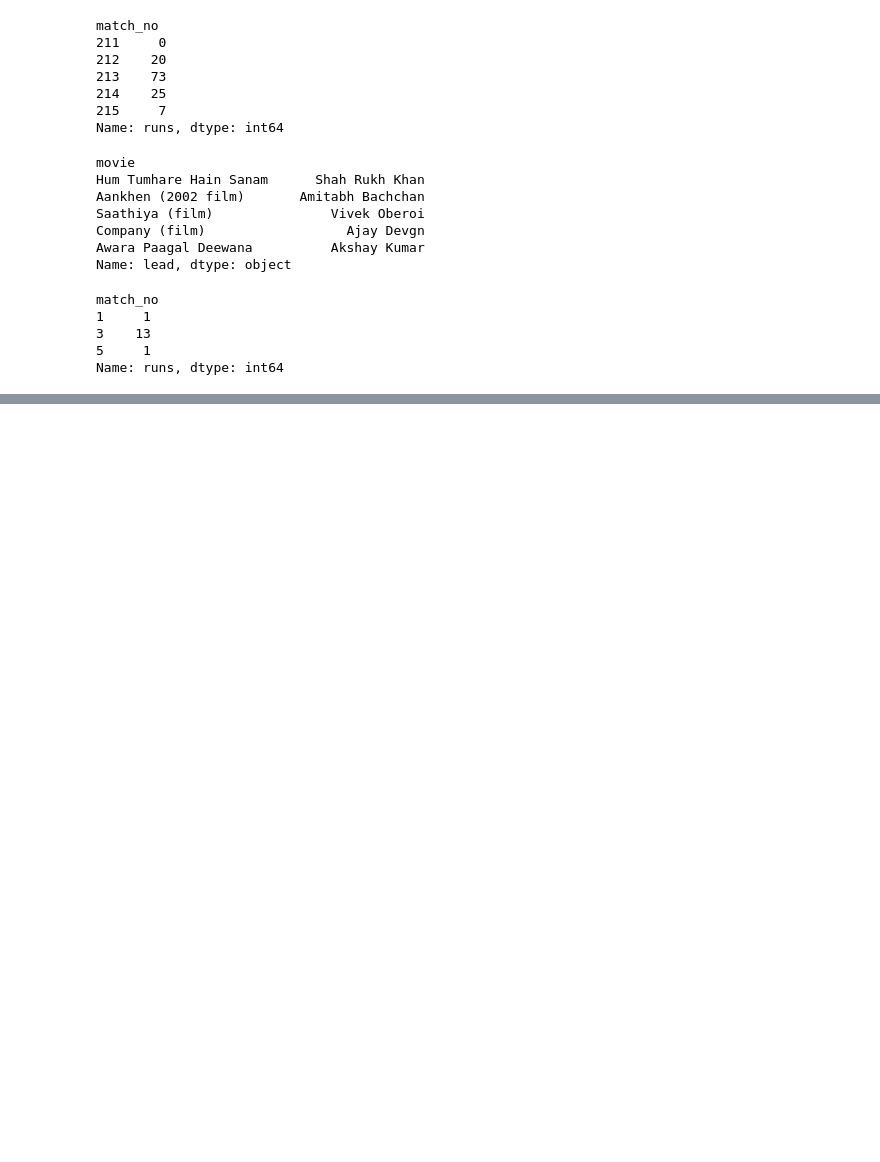
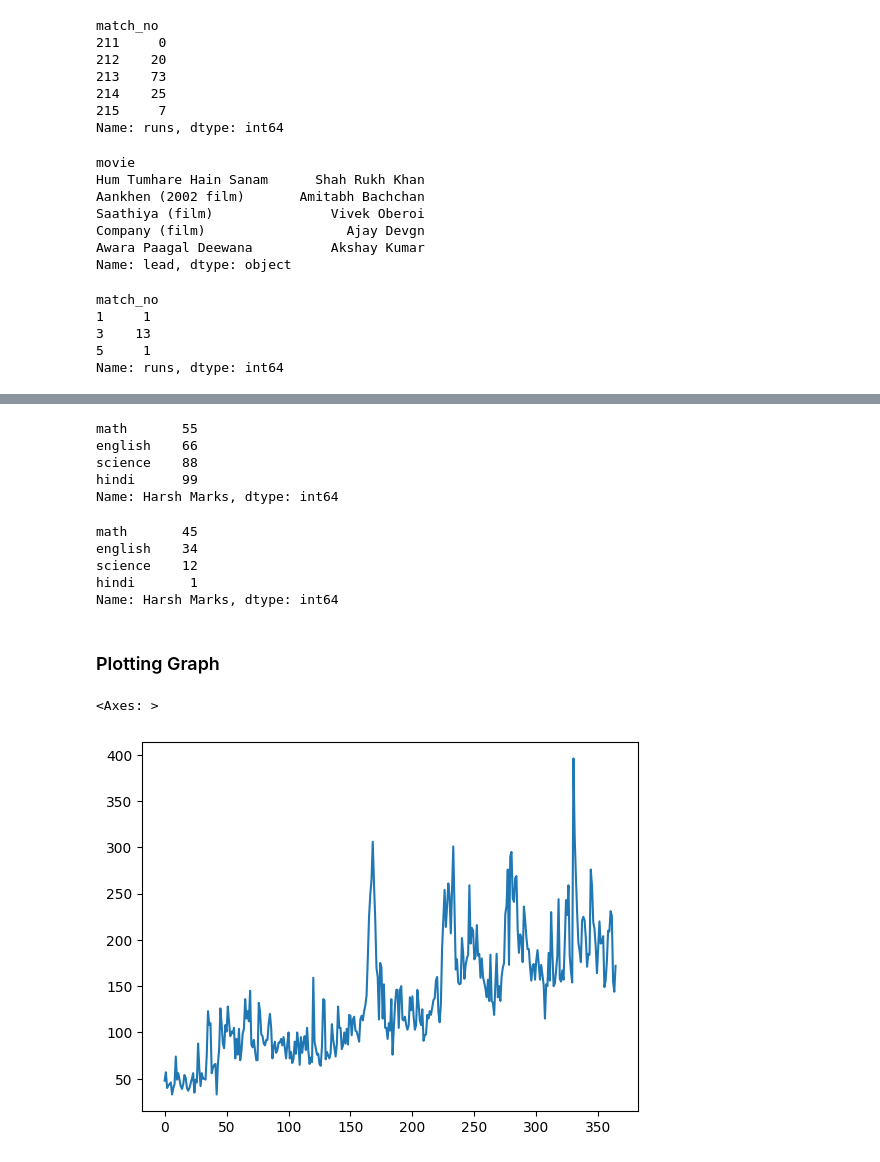
Before and after one commit to HarshChaturvedi19/Learn-Data-Science-With-Projects, a Jupyter notebook: PANDAS/pandas.ipynb, the cells around one changed output, grey strips where cells are left out. Drawn from its saved outputs; the diff is of its cells as text; code cells hidden in the pictures; blank space fills up the shorter version.

Commit message:
graph,slicing

```diff
--- a/PANDAS/pandas.ipynb
+++ b/PANDAS/pandas.ipynb
@@ -431,0 +515,27 @@ Name: runs, dtype: int64
+# %%
+# arithmatic operatos
+
+marks_series
+# %% [output]
+math       55
+english    66
+science    88
+hindi      99
+Name: Harsh Marks, dtype: int64
+# %%
+# less than 100
+100 - marks_series
+# %% [output]
+math       45
+english    34
+science    12
+hindi       1
+Name: Harsh Marks, dtype: int64
+# %% [markdown]
+### Plotting Graph
+# %%
+# graph of last 36s days
+subs.plot()
+# %% [output]
+<Axes: >
+[figure, added]
```
Also changed, not shown: parts of 10 cells of this notebook.
